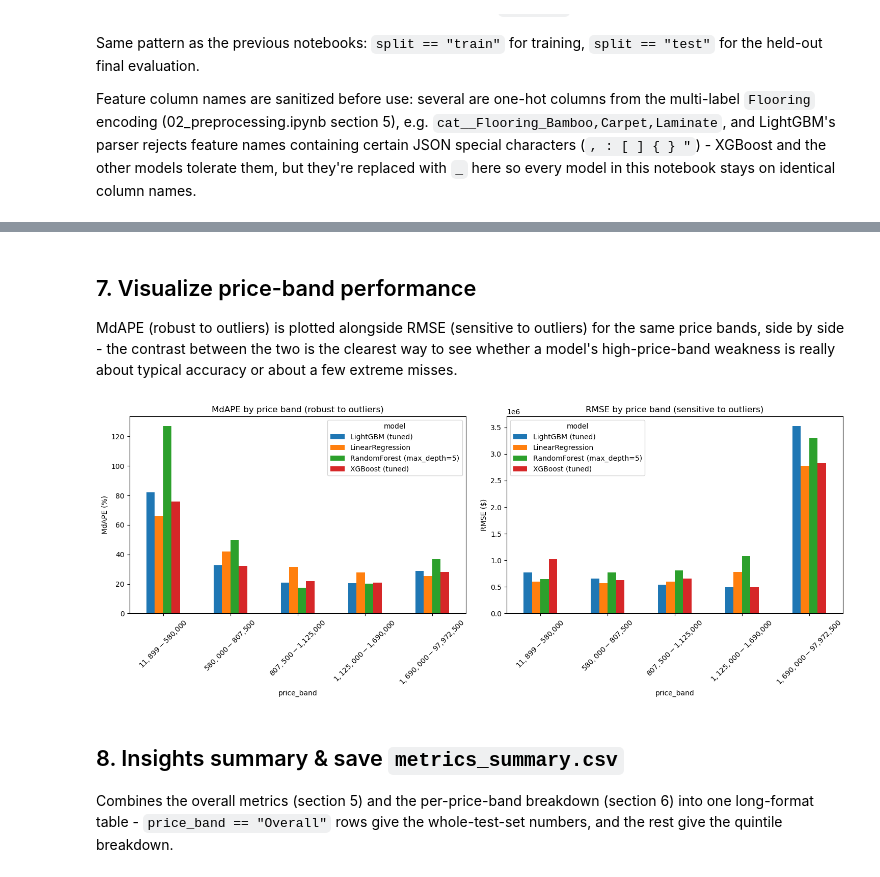
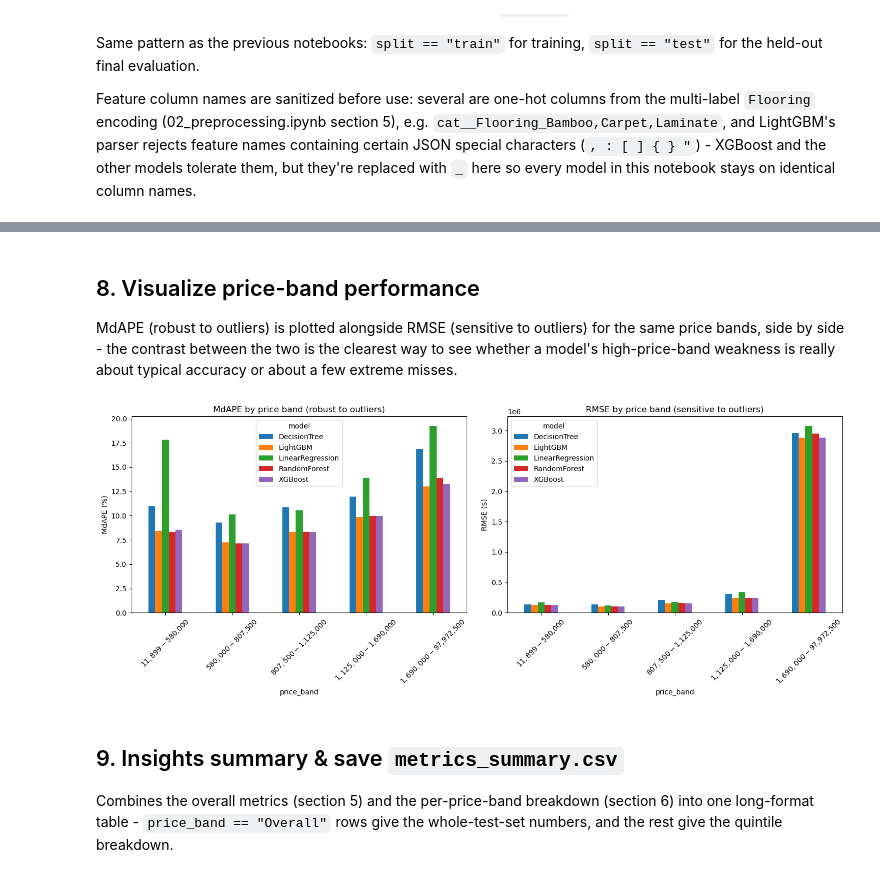
Before and after one commit to jisun129/idx-exchange-project, a Jupyter notebook: notebooks/06_evaluation.ipynb, the cells around one changed output, grey strips where cells are left out. Cells and saved outputs as stored; diff of their text form; code cells hidden in the pictures.

```diff
--- a/notebooks/06_evaluation.ipynb
+++ b/notebooks/06_evaluation.ipynb
@@ -151,9 +99,0 @@ def evaluate_full(y_true, y_pred):
-# %%
-overall_rows = []
-for name, pred in predictions.items():
-    row = {"model": name, "price_band": "Overall", "n_rows": len(y_test)}
-    row.update(evaluate_full(y_test, pred))
-    overall_rows.append(row)
-
-overall_df = pd.DataFrame(overall_rows).sort_values("MdAPE").reset_index(drop=True)
-overall_df
@@ -165,0 +304,10 @@ overall_df
+# %%
+tuning_results_df = pd.DataFrame(tuning_results).sort_values("val_MdAPE").reset_index(drop=True)
+tuning_results_df.to_csv("advanced_model_tuning_results.csv", index=False)
+print("Saved advanced_model_tuning_results.csv")
+
+print("Best configuration per model (by validation MdAPE):")
+best_per_gbm = tuning_results_df.sort_values("val_MdAPE").groupby("model", as_index=False).first()
+display(best_per_gbm)
+
+tuning_results_df
@@ -165,0 +443,3 @@ overall_df
+# %%
+for name, model in model_objects.items():
+    print(name, model.get_params() if hasattr(model, "get_params") else "N/A")
@@ -168,6 +454,23 @@ overall_df
 
 The test set is split into 5 roughly equal-sized price bands (quintiles of the actual `ClosePrice`, so each band has a similar number of properties). MAPE/MdAPE/RMSE are computed separately within each band for every model, to see whether errors really do concentrate in the high-price tail as suspected in 04_model_comparison.ipynb / 05_advanced_models.ipynb.
 # %%
+def evaluate_full(y_true, y_pred):
+    return {
+        "R2": r2_score(y_true, y_pred),
+        "MAE": mean_absolute_error(y_true, y_pred),
+        "RMSE": np.sqrt(mean_squared_error(y_true, y_pred)),
+        "MAPE": mean_absolute_percentage_error(y_true, y_pred),
+        "MdAPE": median_absolute_percentage_error(y_true, y_pred),
+    }
+
+
+# Predictions from every model trained in section 6 (not just gradient boosting) - reused
+# here instead of refitting, so the price-band breakdown covers all 5 models.
+predictions = {
+    model_name: np.expm1(model.predict(X_test))
+    for model_name, model in model_objects.items()
+}
+
 N_PRICE_BANDS = 5
 
 price_bands = pd.qcut(y_test, q=N_PRICE_BANDS)
@@ -207,28 +510,28 @@ band_df
 # %% [markdown]
-## 7. Visualize price-band performance
+## 8. Visualize price-band performance
 
 MdAPE (robust to outliers) is plotted alongside RMSE (sensitive to outliers) for the same price bands, side by side - the contrast between the two is the clearest way to see whether a model's high-price-band weakness is really about typical accuracy or about a few extreme misses.
 # %%
 fig, axes = plt.subplots(1, 2, figsize=(15, 6))
 
-pivot_mdape = band_df.pivot(index="price_band", columns="model", values="MdAPE").loc[band_labels]
+pivot_mdape = (band_df.pivot(index="price_band", columns="model", values="MdAPE") * 100).loc[band_labels]
 pivot_mdape.plot(kind="bar", ax=axes[0])
 axes[0].set_title("MdAPE by price band (robust to outliers)")
 axes[0].set_ylabel("MdAPE (%)")
 axes[0].tick_params(axis="x", rotation=45)
 
 pivot_rmse = band_df.pivot(index="price_band", columns="model", values="RMSE").loc[band_labels]
 pivot_rmse.plot(kind="bar", ax=axes[1])
 axes[1].set_title("RMSE by price band (sensitive to outliers)")
 axes[1].set_ylabel("RMSE ($)")
 axes[1].tick_params(axis="x", rotation=45)
 
 plt.tight_layout()
 plt.show()
 # %% [output]
-[figure, old version]
+[figure, new version]
 # %% [markdown]
-## 8. Insights summary & save `metrics_summary.csv`
+## 9. Insights summary & save `metrics_summary.csv`
 
 Combines the overall metrics (section 5) and the per-price-band breakdown (section 6) into one long-format table - `price_band == "Overall"` rows give the whole-test-set numbers, and the rest give the quintile breakdown.
 # %%
```
Also changed, not shown: parts of 22 cells of this notebook, 5 other files.
